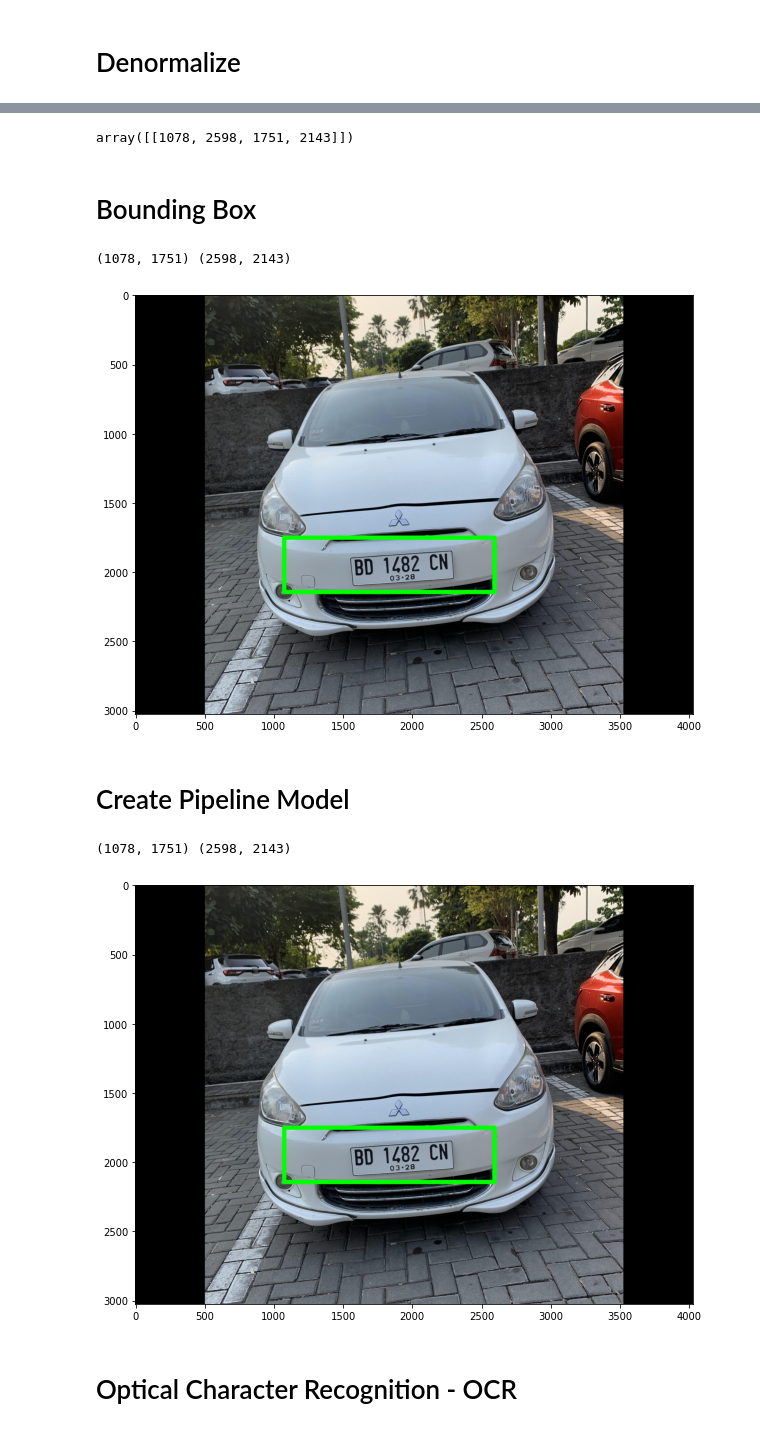
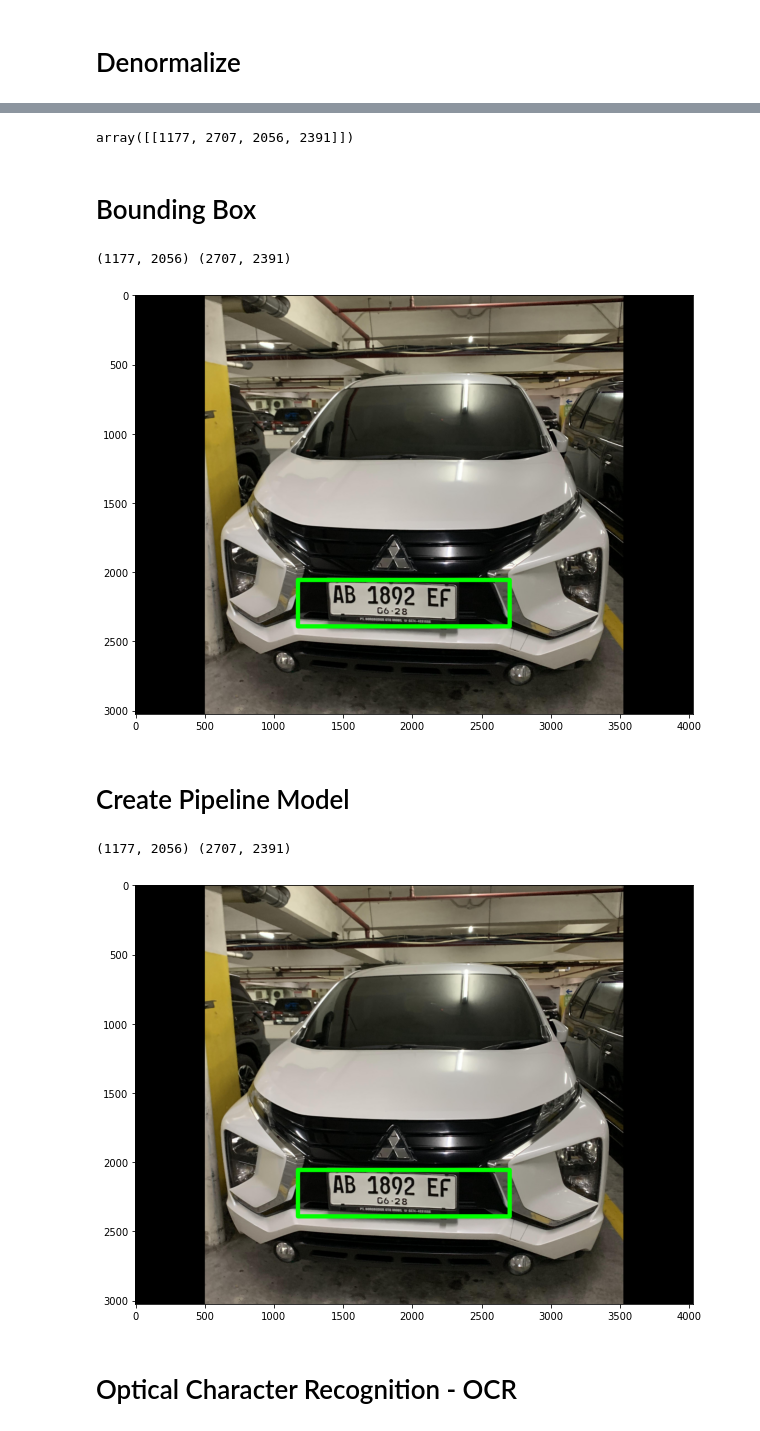
Before and after one commit to aqilwahid/Pengenal-Citra-Nomor-Kendaraan, a Jupyter notebook: Dataset/03_Make_Predictions.ipynb, the cells around one changed output, grey strips where cells are left out. Drawn from its saved outputs; the diff is of its cells as text; code cells hidden in the pictures.

```diff
--- a/Dataset/03_Make_Predictions.ipynb
+++ b/Dataset/03_Make_Predictions.ipynb
@@ -25,7 +25,7 @@ print('model loaded succesfuly')
 # %% [output]
 model loaded succesfuly
 # %%
-path = test_dir+'/K4_BD1482CN.JPG'
+path = test_dir+'/K4_AB1892EF.JPG'
 image = load_img(path) # PIL object
 image = np.array(image, dtype=np.uint8) # 8 bit array (0,255)
 image1 = load_img(path,target_size=(224,224))
@@ -76,7 +76,7 @@ array([[1078.76348877, 2598.09967804, 1751.54991531, 2143.72037315]])
 coords = coords.astype(np.int32) # Membulatkan
 coords
 # %% [output]
-array([[1078, 2598, 1751, 2143]])
+array([[1177, 2707, 2056, 2391]])
 # %% [markdown]
 # Bounding Box
 # %%
@@ -91,8 +91,8 @@ plt.figure(figsize=(10,8))
 plt.imshow(image)
 plt.show()
 # %% [output]
-(1078, 1751) (2598, 2143)
+(1177, 2056) (2707, 2391)
-[figure, old version]
+[figure, new version]
 # %% [markdown]
 # Create Pipeline Model
 # %%
@@ -122,15 +122,15 @@ def object_detection(path):
     cv2.rectangle(image,pt1,pt2,(0,255,0),30)
     return image, coords
 # %%
-path = test_dir+'/K4_BD1482CN.JPG'
+path = test_dir+'/K4_AB1892EF.JPG'
 image, cods = object_detection(path)
 
 plt.figure(figsize=(10,8))
 plt.imshow(image)
 plt.show()
 # %% [output]
-(1078, 1751) (2598, 2143)
+(1177, 2056) (2707, 2391)
-[figure, old version]
+[figure, new version]
 # %% [markdown]
 # Optical Character Recognition - OCR
 # %%
```
Also changed, not shown: parts of 6 cells of this notebook.
